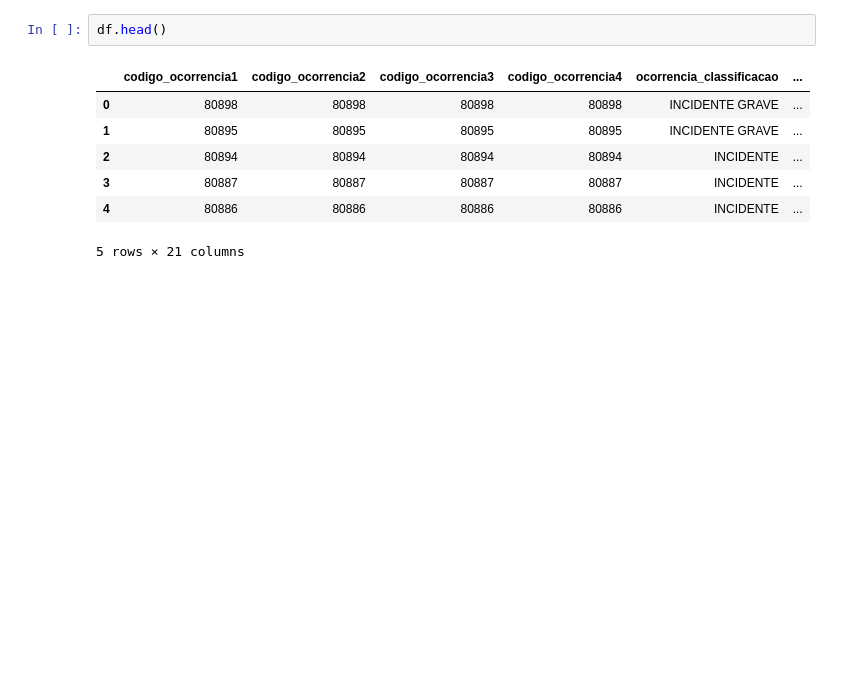
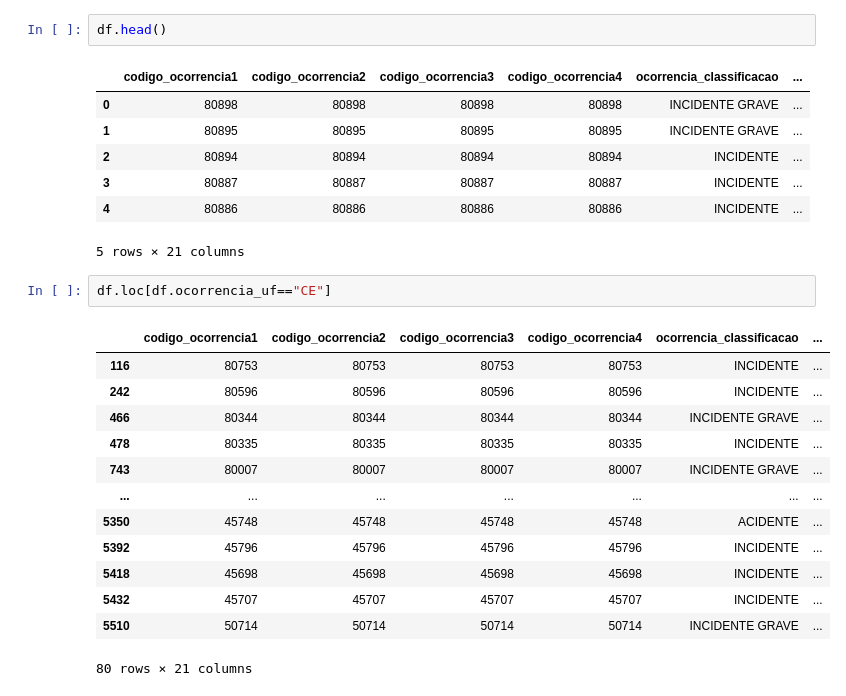
Before and after one commit to JoseWRPereira/jupyter-lab, a Jupyter notebook: CENIPA/cenipa.ipynb, the cells around one changed output. Drawn from its saved outputs; the diff is of its cells as text; blank space fills up the shorter version.

```diff
--- a/CENIPA/cenipa.ipynb
+++ b/CENIPA/cenipa.ipynb
@@ -275,3 +275,19 @@ df.head()
 | 3 | 80887 | 80887 | 80887 | 80887 | INCIDENTE | ... |
 | 4 | 80886 | 80886 | 80886 | 80886 | INCIDENTE | ... |
 5 rows × 21 columns
+# %%
+df.loc[df.ocorrencia_uf=="CE"]
+# %% [output]
+|  | codigo_ocorrencia1 | codigo_ocorrencia2 | codigo_ocorrencia3 | codigo_ocorrencia4 | ocorrencia_classificacao | ... |
+| 116 | 80753 | 80753 | 80753 | 80753 | INCIDENTE | ... |
+| 242 | 80596 | 80596 | 80596 | 80596 | INCIDENTE | ... |
+| 466 | 80344 | 80344 | 80344 | 80344 | INCIDENTE GRAVE | ... |
+| 478 | 80335 | 80335 | 80335 | 80335 | INCIDENTE | ... |
+| 743 | 80007 | 80007 | 80007 | 80007 | INCIDENTE GRAVE | ... |
+| ... | ... | ... | ... | ... | ... | ... |
+| 5350 | 45748 | 45748 | 45748 | 45748 | ACIDENTE | ... |
+| 5392 | 45796 | 45796 | 45796 | 45796 | INCIDENTE | ... |
+| 5418 | 45698 | 45698 | 45698 | 45698 | INCIDENTE | ... |
+| 5432 | 45707 | 45707 | 45707 | 45707 | INCIDENTE | ... |
+| 5510 | 50714 | 50714 | 50714 | 50714 | INCIDENTE GRAVE | ... |
+80 rows × 21 columns
```
Also changed, not shown: parts of 19 cells of this notebook.
